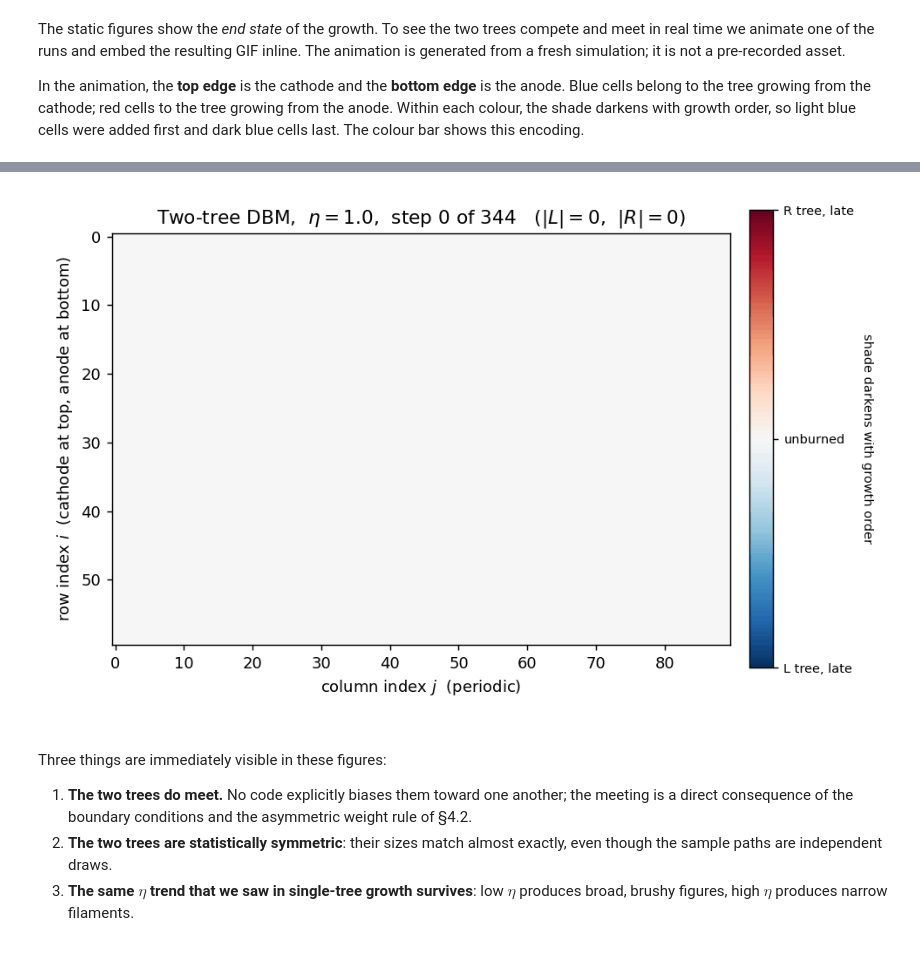
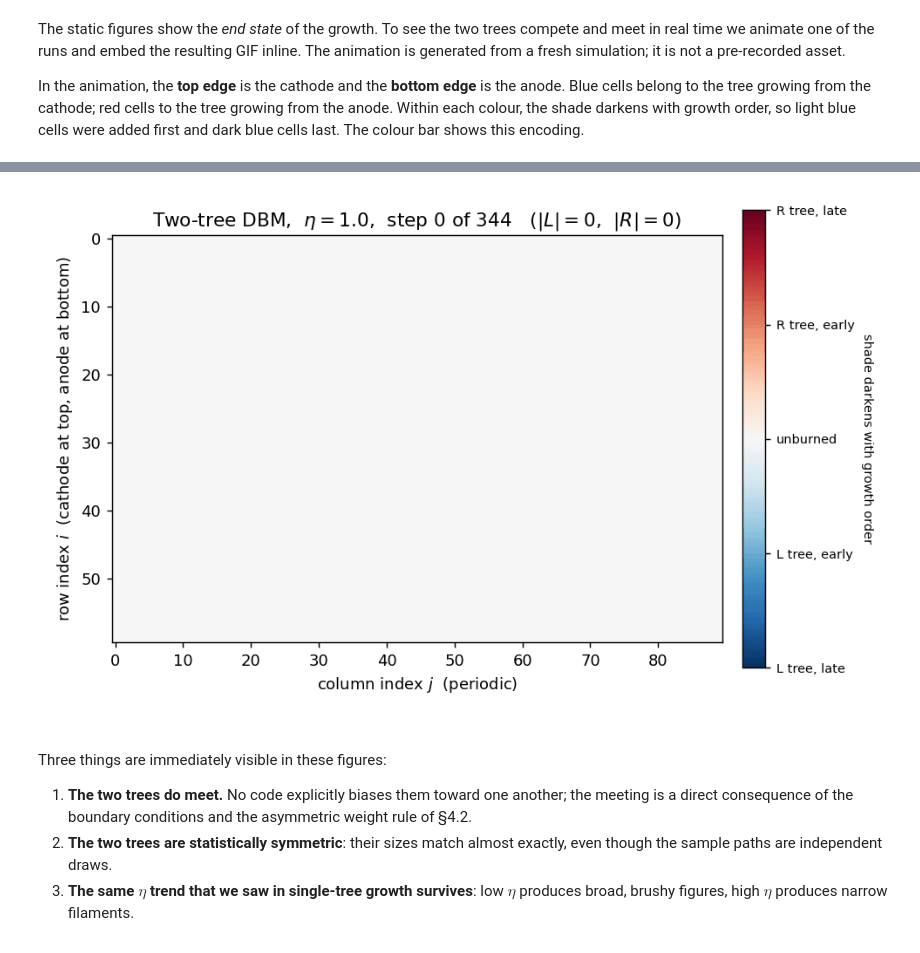
Before and after one commit to samsamotan/Lichtenberg, a Jupyter notebook: Experiment/02_Computation_Lichtenberg.ipynb, the cells around one changed output, grey strips where cells are left out. Saved outputs shown, nothing was run; the diff lists cells and outputs as text; code cells hidden in the pictures.

```diff
--- a/Experiment/02_Computation_Lichtenberg.ipynb
+++ b/Experiment/02_Computation_Lichtenberg.ipynb
@@ -597,12 +597,15 @@ def animate_two_tree(timeline, shape, filename, eta,
     ax.set_ylabel("row index $i$  (cathode at top, anode at bottom)")
 
     cbar = fig.colorbar(im, ax=ax, fraction=0.04, pad=0.03)
-    cbar.set_ticks([-span, 0, +span])
+    cbar.set_ticks([-span, -span/2, 0, +span/2, +span])
     cbar.set_ticklabels([
         "L tree, late",
+        "L tree, early",
         "unburned",
+        "R tree, early",
         "R tree, late",
     ])
+
     cbar.ax.tick_params(labelsize=8)
     cbar.ax.set_ylabel("shade darkens with growth order",
                        fontsize=8, rotation=270, labelpad=12)
@@ -647,4 +650,4 @@ timeline events: 344   elapsed: 7.3s
-[figure, old version]
+[figure, new version]
 # %% [markdown]
 Three things are immediately visible in these figures:
 
```
Also changed, not shown: parts of 1 cell of this notebook.
